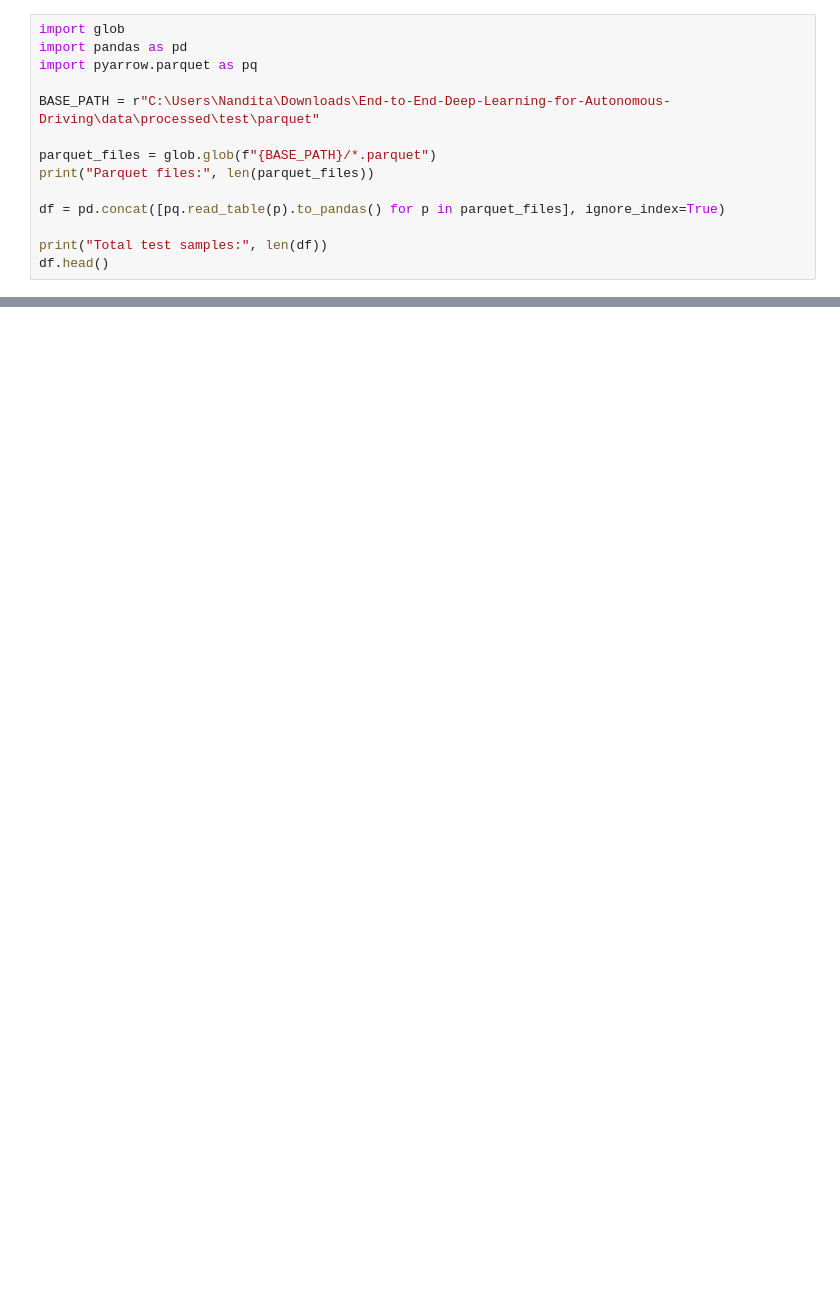
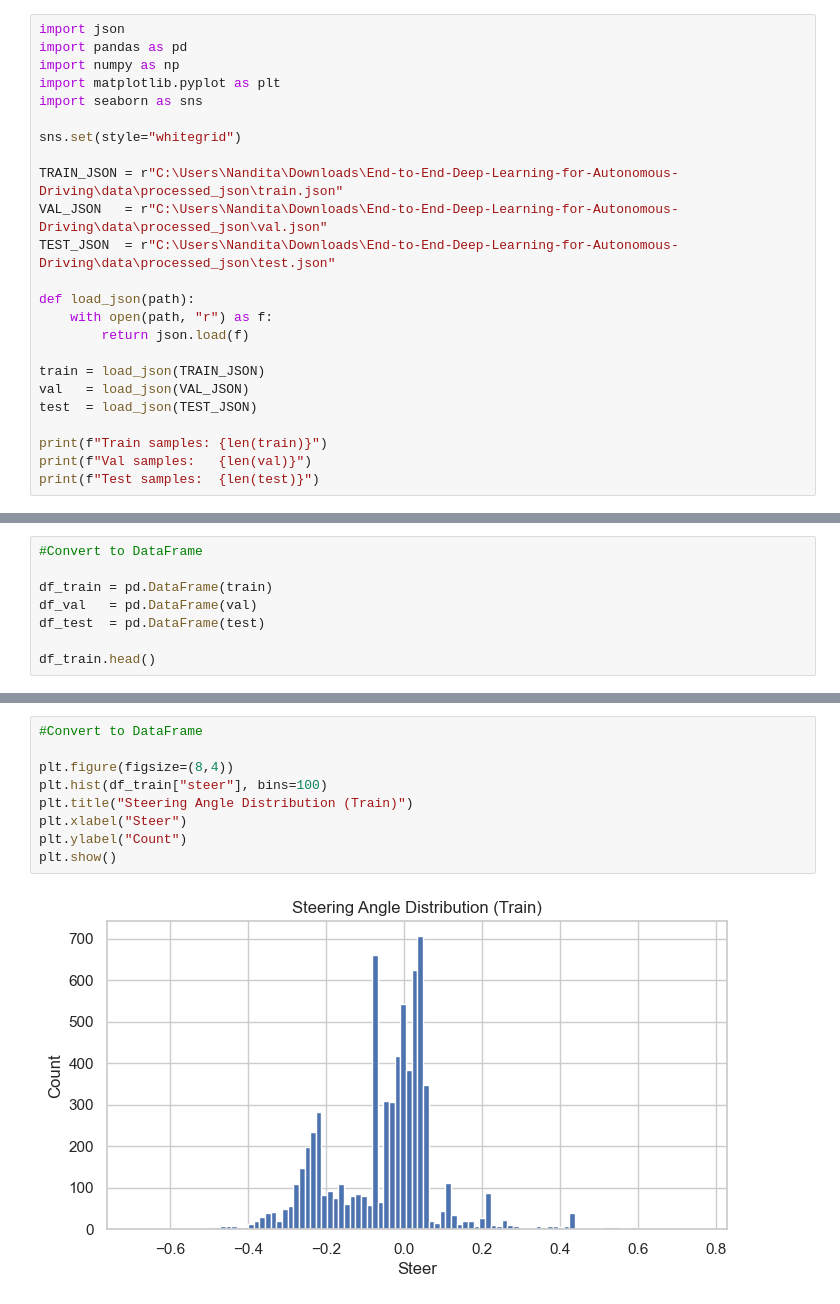
Before and after one commit to Nanditautekar/End-to-End-Deep-Learning-for-Autonomous-Driving, a Jupyter notebook: notebooks/model_hfstream.ipynb, the cells around one changed output, grey strips where cells are left out. Cells and saved outputs as stored; diff of their text form; blank space fills up the shorter version.

```diff
--- a/notebooks/model_hfstream.ipynb
+++ b/notebooks/model_hfstream.ipynb
@@ -1,15 +1,25 @@
 # %%
-import glob
+import json
 import pandas as pd
-import pyarrow.parquet as pq
+import numpy as np
+import matplotlib.pyplot as plt
+import seaborn as sns
 
-BASE_PATH = r"C:\Users\Nandita\Downloads\End-to-End-Deep-Learning-for-Autonomous-Driving\data\processed\test\parquet"
+sns.set(style="whitegrid")
 
-parquet_files = glob.glob(f"{BASE_PATH}/*.parquet")
-print("Parquet files:", len(parquet_files))
+TRAIN_JSON = r"C:\Users\Nandita\Downloads\End-to-End-Deep-Learning-for-Autonomous-Driving\data\processed_json\train.json"
+VAL_JSON   = r"C:\Users\Nandita\Downloads\End-to-End-Deep-Learning-for-Autonomous-Driving\data\processed_json\val.json"
+TEST_JSON  = r"C:\Users\Nandita\Downloads\End-to-End-Deep-Learning-for-Autonomous-Driving\data\processed_json\test.json"
 
-df = pd.concat([pq.read_table(p).to_pandas() for p in parquet_files], ignore_index=True)
+def load_json(path):
+    with open(path, "r") as f:
+        return json.load(f)
 
-print("Total test samples:", len(df))
-df.head()
+train = load_json(TRAIN_JSON)
+val   = load_json(VAL_JSON)
+test  = load_json(TEST_JSON)
+
+print(f"Train samples: {len(train)}")
+print(f"Val samples:   {len(val)}")
+print(f"Test samples:  {len(test)}")
 # %% [output]
@@ -25,0 +29,8 @@ df.info()
+# %%
+#Convert to DataFrame
+
+df_train = pd.DataFrame(train)
+df_val   = pd.DataFrame(val)
+df_test  = pd.DataFrame(test)
+
+df_train.head()
@@ -25,0 +44,11 @@ df.info()
+# %%
+#Convert to DataFrame
+
+plt.figure(figsize=(8,4))
+plt.hist(df_train["steer"], bins=100)
+plt.title("Steering Angle Distribution (Train)")
+plt.xlabel("Steer")
+plt.ylabel("Count")
+plt.show()
+# %% [output]
+[figure, added]
```
Also changed, not shown: parts of 9 cells of this notebook.
